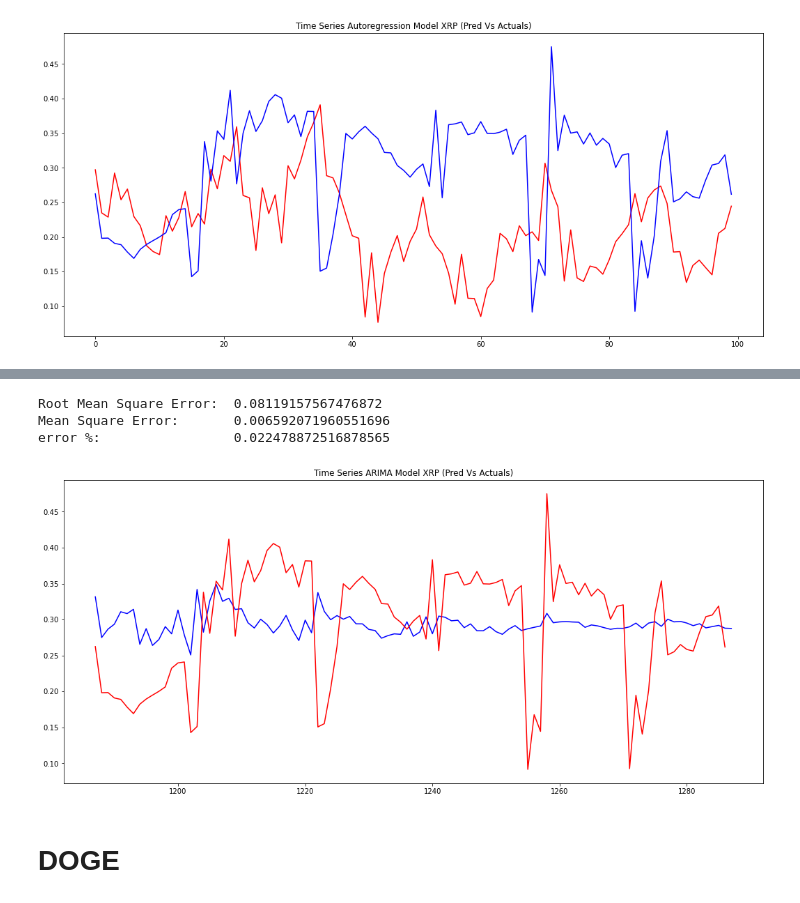
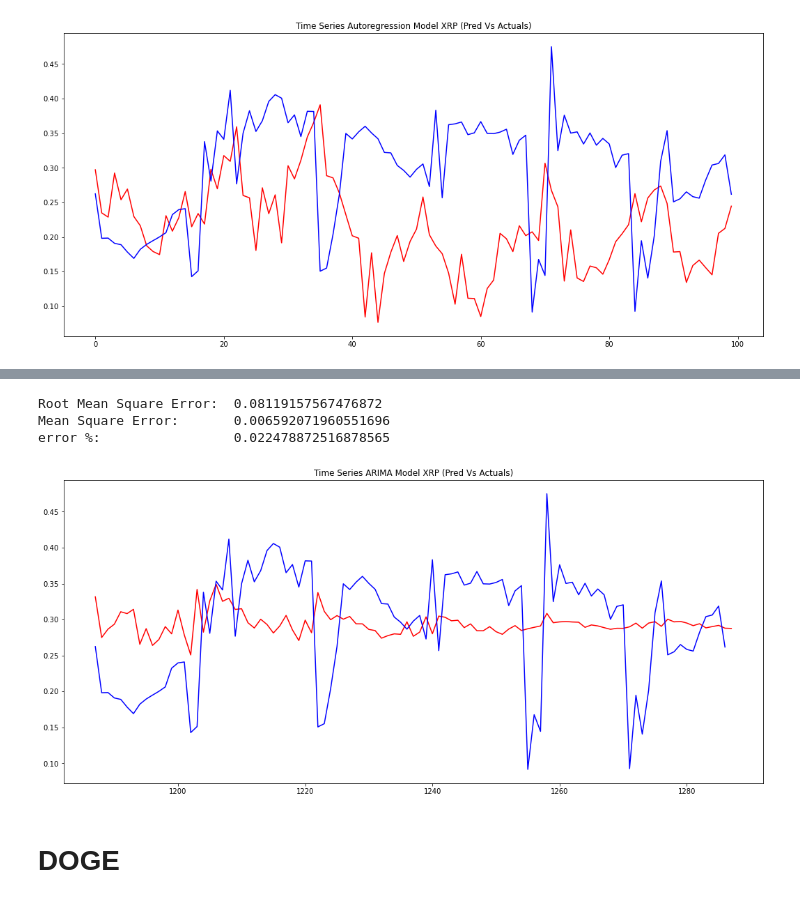
Before and after one commit to chrislacarte/crypto_analysis, a Jupyter notebook: code/crypto_analysis.ipynb, the cells around one changed output, grey strips where cells are left out. Cells and saved outputs as stored; diff of their text form; code cells hidden in the pictures.

```diff
--- a/code/crypto_analysis.ipynb
+++ b/code/crypto_analysis.ipynb
@@ -446,8 +456,8 @@ predictions_xrp= model_fit.predict(len(crypto_df)-100, len(crypto_df))
 MSE_ARIMA_xrp = np.square(np.subtract(test_xrp,predictions_xrp)).mean()
 RMSE_ARIMA_xrp = math.sqrt(MSE_ARIMA_xrp)
 #     # Plot the prediction vs test data
-plt.plot(predictions_xrp, color='blue')
-plt.plot(test_xrp, color='red')
+plt.plot(predictions_xrp, color='red')
+plt.plot(test_xrp, color='blue')
 plt.title('Time Series ARIMA Model XRP (Pred Vs Actuals)')
 
 print("Root Mean Square Error: ",RMSE_ARIMA_xrp)
@@ -459,7 +469,7 @@ Wall time: 6.2 µs
 Root Mean Square Error:  0.08119157567476872
 Mean Square Error:       0.006592071960551696
 error %:                 0.022478872516878565
-[figure, old version]
+[figure, new version]
 # %% [markdown]
 # DOGE
 # %%
```
Also changed, not shown: parts of 21 cells of this notebook, 1 other file.
